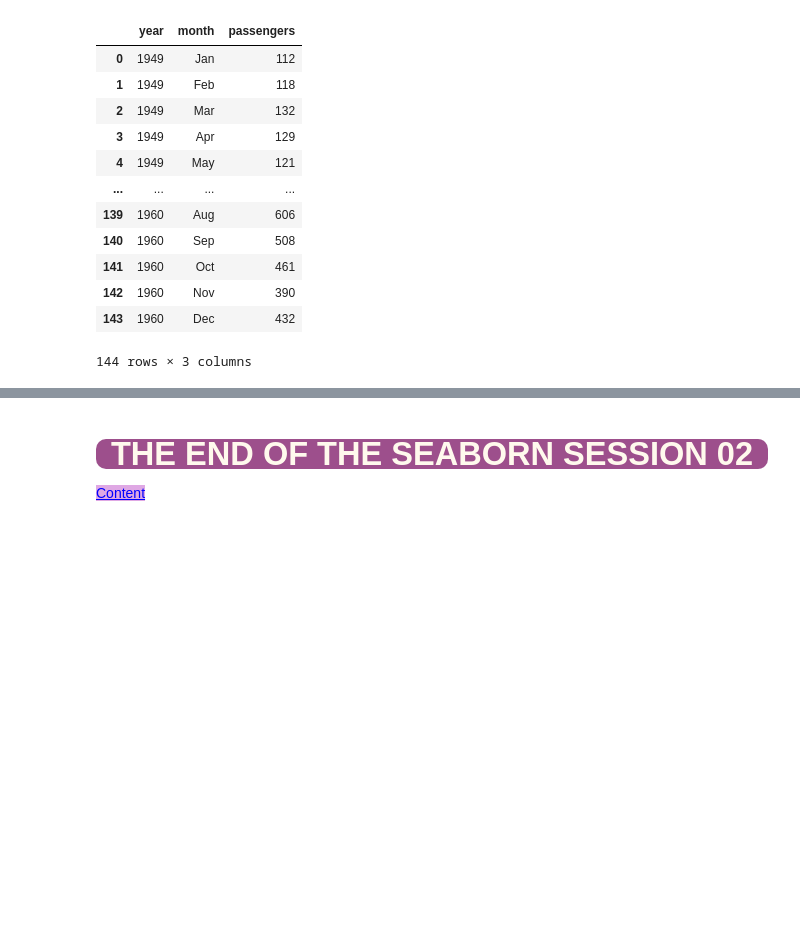
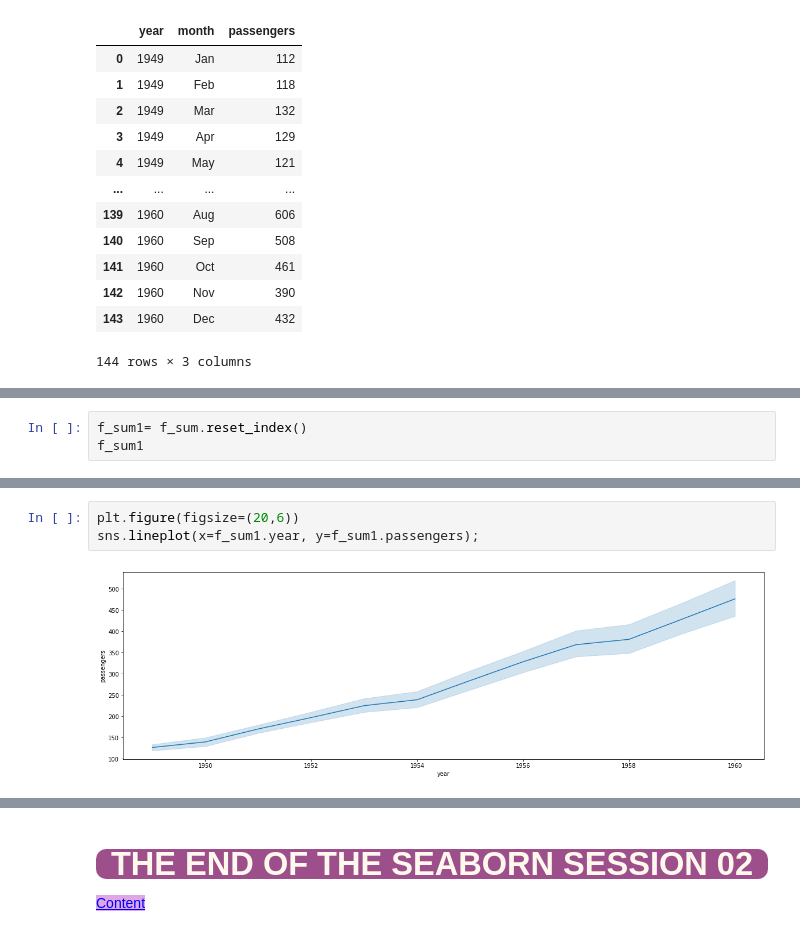
Before and after one commit to Bir01/02_DATA_SCIENCE_DATA_ANALYTICS_MODULE, a Jupyter notebook: 3- Classes_Labs/3. DVwPY/DVwPy_S04_Seaborn_Part02-Student-Copy1.ipynb, the cells around one changed output, grey strips where cells are left out. Drawn from its saved outputs; the diff is of its cells as text; blank space fills up the shorter version.

```diff
--- a/3- Classes_Labs/3. DVwPY/DVwPy_S04_Seaborn_Part02-Student-Copy1.ipynb
+++ b/3- Classes_Labs/3. DVwPY/DVwPy_S04_Seaborn_Part02-Student-Copy1.ipynb
@@ -1089,0 +1138,3 @@ sns.lineplot(data=flights, x="year", y="passengers");
+# %%
+f_sum1= f_sum.reset_index()
+f_sum1
@@ -1089,0 +1155,5 @@ sns.lineplot(data=flights, x="year", y="passengers");
+# %%
+plt.figure(figsize=(20,6))
+sns.lineplot(x=f_sum1.year, y=f_sum1.passengers);
+# %% [output]
+[figure, added]
```
Also changed, not shown: parts of 19 cells of this notebook, 1 other file.
